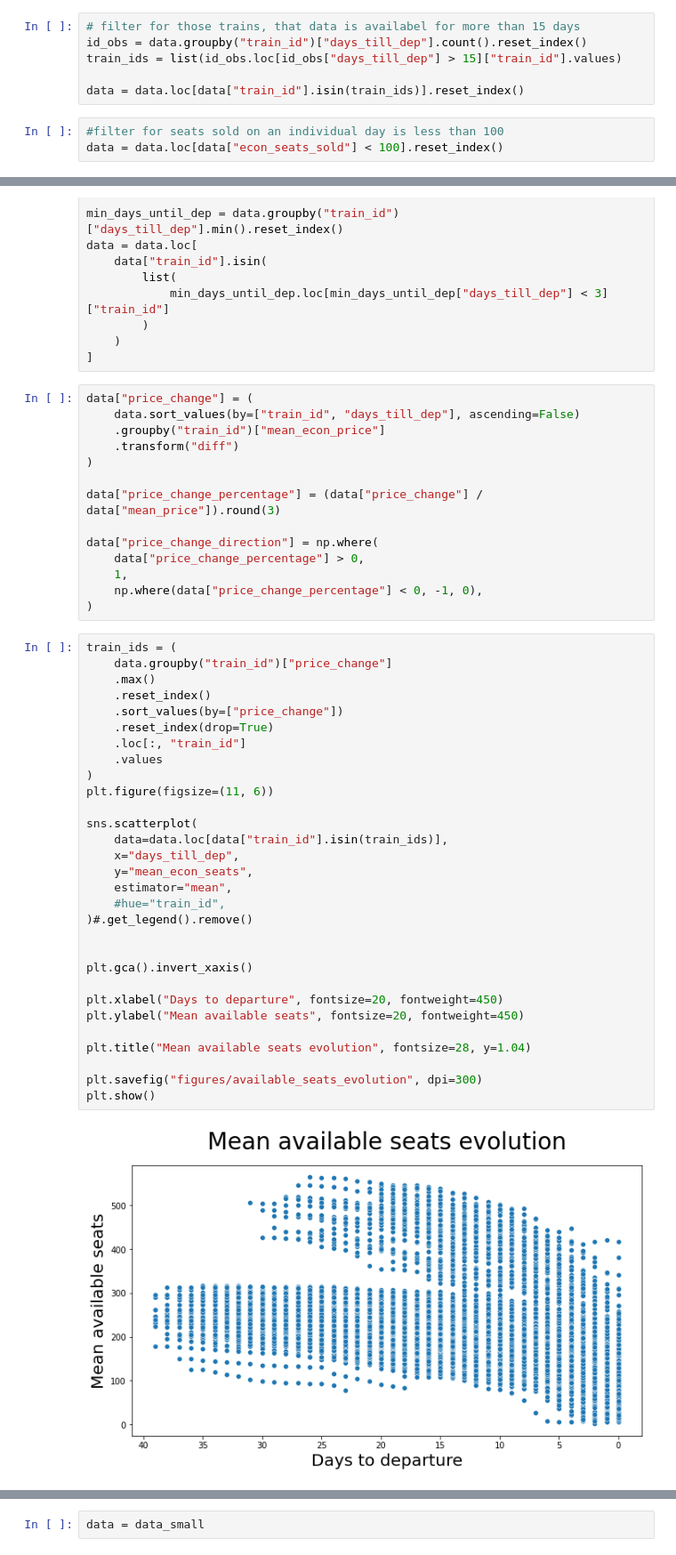
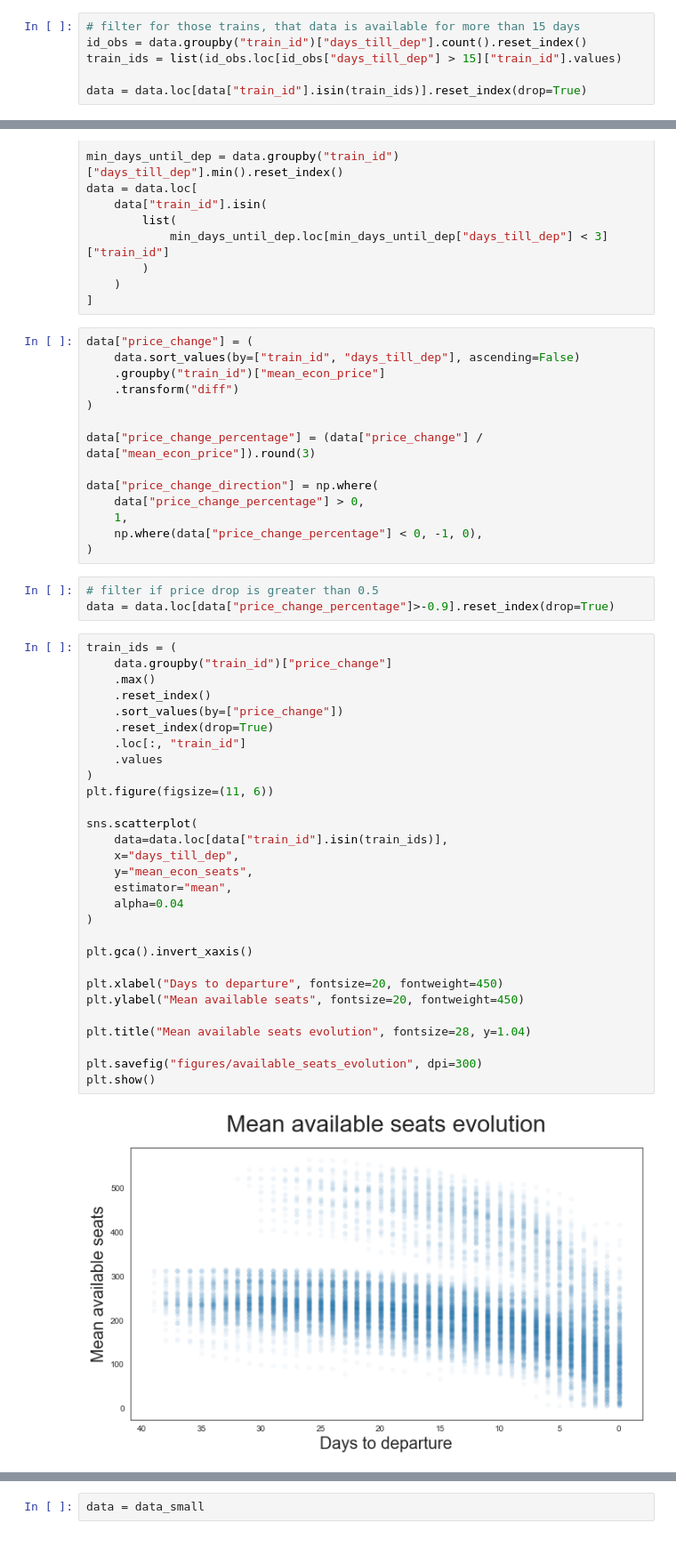
Before and after one commit to arturvelk/renfe-analysis, a Jupyter notebook: data-anal.ipynb, the cells around one changed output, grey strips where cells are left out. Shown at 89% size. Drawn from its saved outputs; the diff is of its cells as text.

```diff
--- a/data-anal.ipynb
+++ b/data-anal.ipynb
@@ -83,12 +73,9 @@ data["const"] = 1
 # %%
-# filter for those trains, that data is availabel for more than 15 days
+# filter for those trains, that data is available for more than 15 days
 id_obs = data.groupby("train_id")["days_till_dep"].count().reset_index()
 train_ids = list(id_obs.loc[id_obs["days_till_dep"] > 15]["train_id"].values)
 
-data = data.loc[data["train_id"].isin(train_ids)].reset_index()
+data = data.loc[data["train_id"].isin(train_ids)].reset_index(drop=True)
-# %%
-#filter for seats sold on an individual day is less than 100
-data = data.loc[data["econ_seats_sold"] < 100].reset_index()
 # %%
 # filter for trains, whos data is close to departure day by min(days until departure) < 3)
 
@@ -107,45 +94,47 @@ data["price_change"] = (
     .transform("diff")
 )
 
-data["price_change_percentage"] = (data["price_change"] / data["mean_price"]).round(3)
+data["price_change_percentage"] = (data["price_change"] / data["mean_econ_price"]).round(3)
 
 data["price_change_direction"] = np.where(
     data["price_change_percentage"] > 0,
     1,
     np.where(data["price_change_percentage"] < 0, -1, 0),
 )
+# %%
+# filter if price drop is greater than 0.5
+data = data.loc[data["price_change_percentage"]>-0.9].reset_index(drop=True)
 # %%
 train_ids = (
     data.groupby("train_id")["price_change"]
     .max()
     .reset_index()
     .sort_values(by=["price_change"])
     .reset_index(drop=True)
     .loc[:, "train_id"]
     .values
 )
 plt.figure(figsize=(11, 6))
 
 sns.scatterplot(
     data=data.loc[data["train_id"].isin(train_ids)],
     x="days_till_dep",
     y="mean_econ_seats",
     estimator="mean",
-    #hue="train_id",
-)#.get_legend().remove()
-
+    alpha=0.04
+)
 
 plt.gca().invert_xaxis()
 
 plt.xlabel("Days to departure", fontsize=20, fontweight=450)
 plt.ylabel("Mean available seats", fontsize=20, fontweight=450)
 
 plt.title("Mean available seats evolution", fontsize=28, y=1.04)
 
 plt.savefig("figures/available_seats_evolution", dpi=300)
 plt.show()
 # %% [output]
-[figure, old version]
+[figure, new version]
 # %%
 # differentiate big and small trains, work with small
 max_seats = data.groupby("train_id")["mean_econ_seats"].max().reset_index()
```
Also changed, not shown: parts of 63 cells of this notebook, 14 other files.
